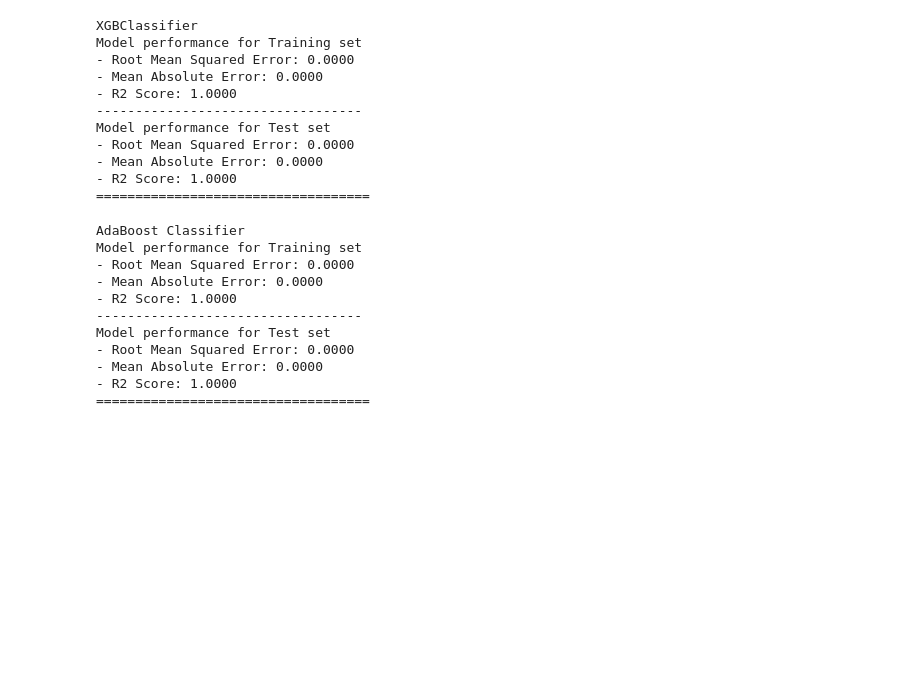
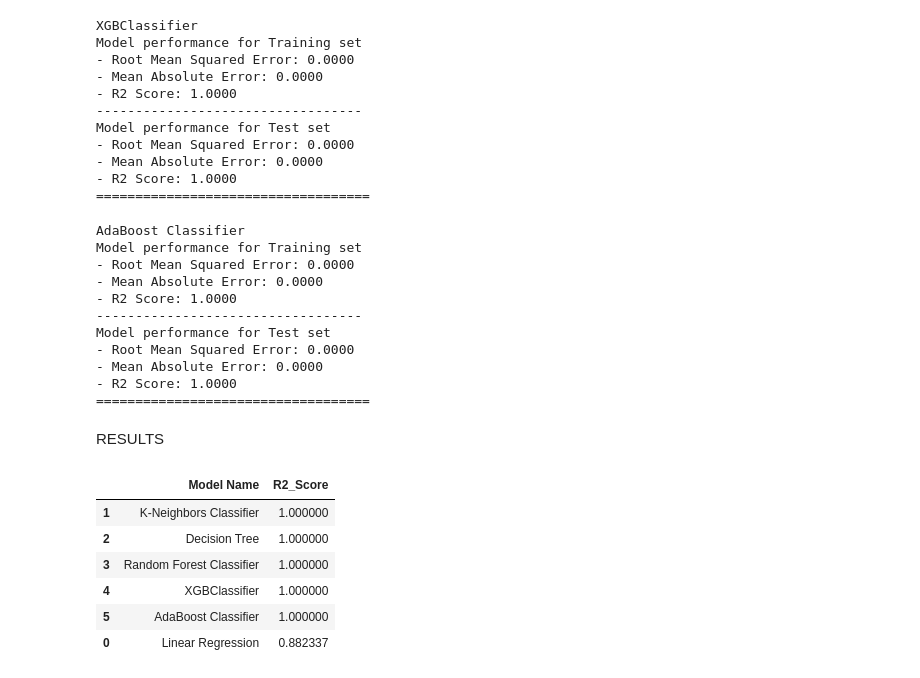
Before and after one commit to Sheetaljain10/EV_classifier, a Jupyter notebook: notebook/Model_training.ipynb, the cells around one changed output. Drawn from its saved outputs; the diff is of its cells as text; code cells hidden in the pictures; blank space fills up the shorter version.

```diff
--- a/notebook/Model_training.ipynb
+++ b/notebook/Model_training.ipynb
@@ -241,3 +239,15 @@ Model performance for Test set
 - Mean Absolute Error: 0.0000
 - R2 Score: 1.0000
 ===================================
+# %% [markdown]
+RESULTS
+# %%
+pd.DataFrame(list(zip(model_list, r2_list)), columns=['Model Name', 'R2_Score']).sort_values(by=["R2_Score"],ascending=False)
+# %% [output]
+|  | Model Name | R2_Score |
+| 1 | K-Neighbors Classifier | 1.000000 |
+| 2 | Decision Tree | 1.000000 |
+| 3 | Random Forest Classifier | 1.000000 |
+| 4 | XGBClassifier | 1.000000 |
+| 5 | AdaBoost Classifier | 1.000000 |
+| 0 | Linear Regression | 0.882337 |
```
Also changed, not shown: parts of 7 cells of this notebook, 4 other files.
